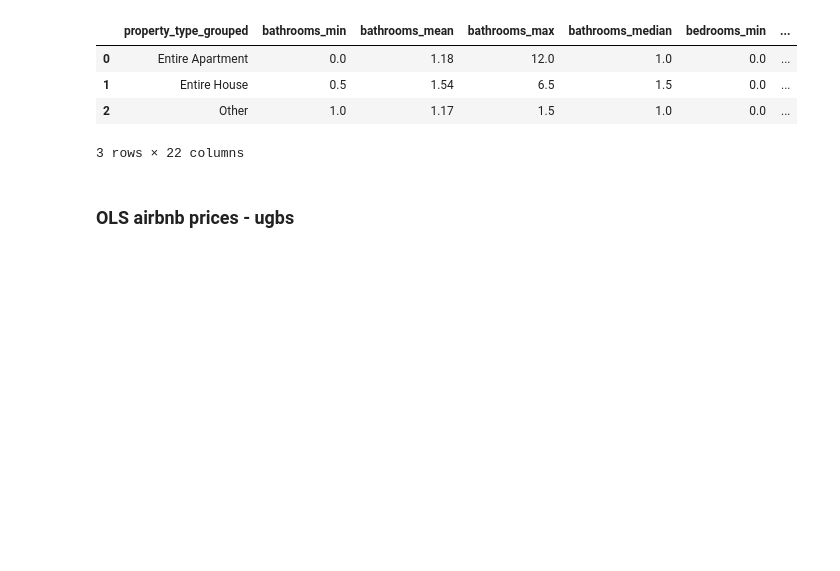
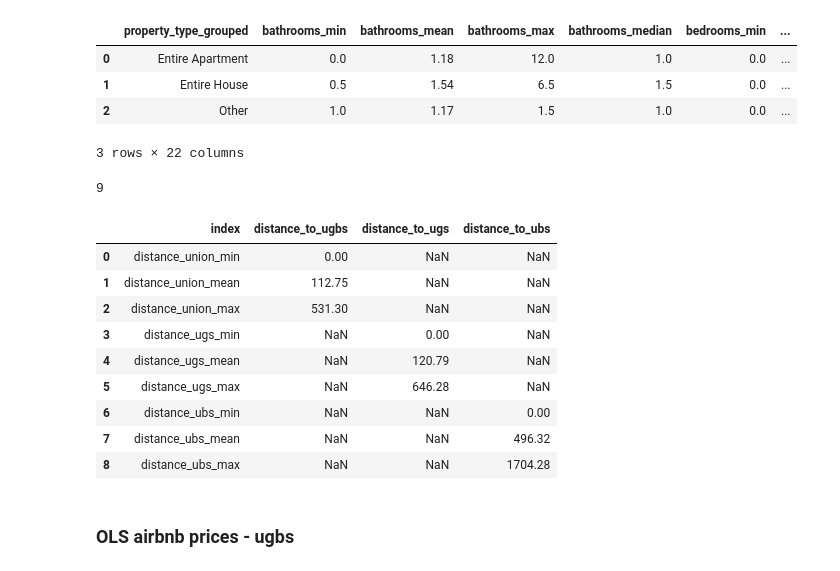
Before and after one commit to isiloral/ma_thesis, a Jupyter notebook: 07.Analysis_Step2.ipynb, the cells around one changed output. Saved outputs shown, nothing was run; the diff lists cells and outputs as text; code cells hidden in the pictures; blank space fills up the shorter version.

```diff
--- a/07.Analysis_Step2.ipynb
+++ b/07.Analysis_Step2.ipynb
@@ -238,6 +238,36 @@ airbnb_samplestats
 | 1 | Entire House | 0.5 | 1.54 | 6.5 | 1.5 | 0.0 | ... |
 | 2 | Other | 1.0 | 1.17 | 1.5 | 1.0 | 0.0 | ... |
 3 rows × 22 columns
+# %%
+airbnb_descriptive_ugbs = airbnb_with_flag.agg(
+    distance_union_min=('distance_to_ugbs', 'min'),
+    distance_union_mean=('distance_to_ugbs', 'mean'),
+    distance_union_max=('distance_to_ugbs', 'max'),
+
+    distance_ugs_min = ('distance_to_ugs', 'min'),
+    distance_ugs_mean=('distance_to_ugs', 'mean'),
+    distance_ugs_max=('distance_to_ugs', 'max'),
+
+    distance_ubs_min = ('distance_to_ubs', 'min'),
+    distance_ubs_mean=('distance_to_ubs', 'mean'),
+    distance_ubs_max=('distance_to_ubs', 'max'),
+
+).round(2).reset_index()
+
+print(len(airbnb_descriptive_ugbs))
+airbnb_descriptive_ugbs
+# %% [output]
+9
+|  | index | distance_to_ugbs | distance_to_ugs | distance_to_ubs |
+| 0 | distance_union_min | 0.00 | NaN | NaN |
+| 1 | distance_union_mean | 112.75 | NaN | NaN |
+| 2 | distance_union_max | 531.30 | NaN | NaN |
+| 3 | distance_ugs_min | NaN | 0.00 | NaN |
+| 4 | distance_ugs_mean | NaN | 120.79 | NaN |
+| 5 | distance_ugs_max | NaN | 646.28 | NaN |
+| 6 | distance_ubs_min | NaN | NaN | 0.00 |
+| 7 | distance_ubs_mean | NaN | NaN | 496.32 |
+| 8 | distance_ubs_max | NaN | NaN | 1704.28 |
 # %% [markdown]
 ### OLS airbnb prices - ugbs
 # %%
```
Also changed, not shown: parts of 3 cells of this notebook, 40 other files.
